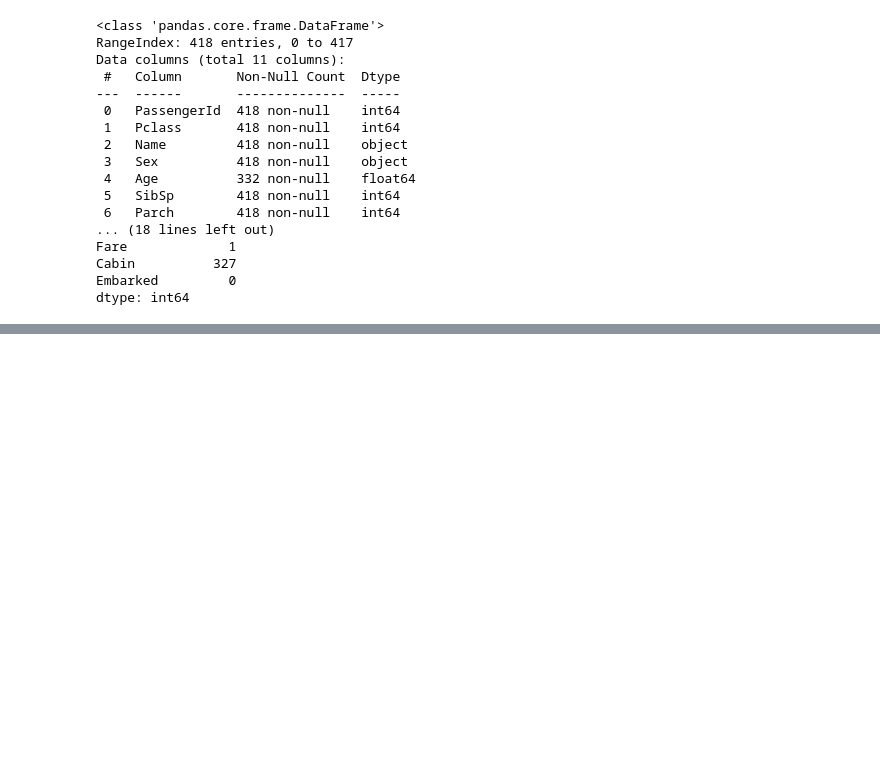
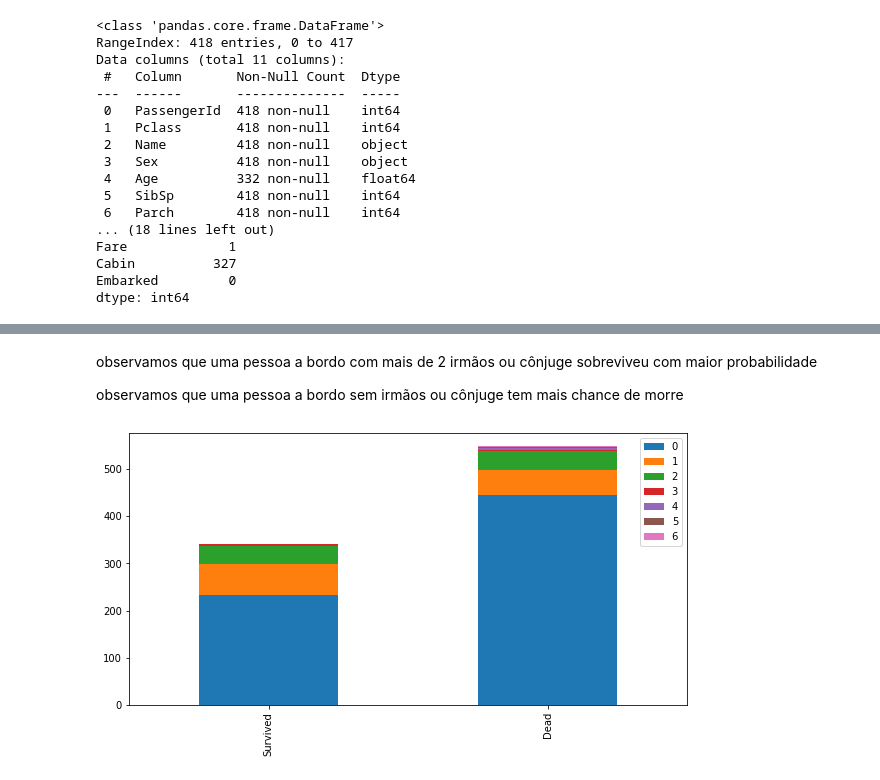
Before and after one commit to erickwb/Machine-Learning-Projects, a Jupyter notebook: Titanic Kaggel Competition/Titanic_project.ipynb, the cells around one changed output, grey strips where cells are left out. Saved outputs shown, nothing was run; the diff lists cells and outputs as text; code cells hidden in the pictures; blank space fills up the shorter version.

```diff
--- a/Titanic Kaggel Competition/Titanic_project.ipynb
+++ b/Titanic Kaggel Competition/Titanic_project.ipynb
@@ -103,0 +118,8 @@ X_train, X_valid, y_train, y_valid = train_test_split(X, y, test_size = 0.5, ran
+# %% [markdown]
+observamos que  uma pessoa a bordo com mais de 2 irmãos ou cônjuge sobreviveu com maior probabilidade
+
+observamos que uma pessoa a bordo sem irmãos ou cônjuge tem mais chance de morre
+# %%
+bar_chart('Parch')
+# %% [output]
+[figure, added]
```
Also changed, not shown: parts of 37 cells of this notebook.
